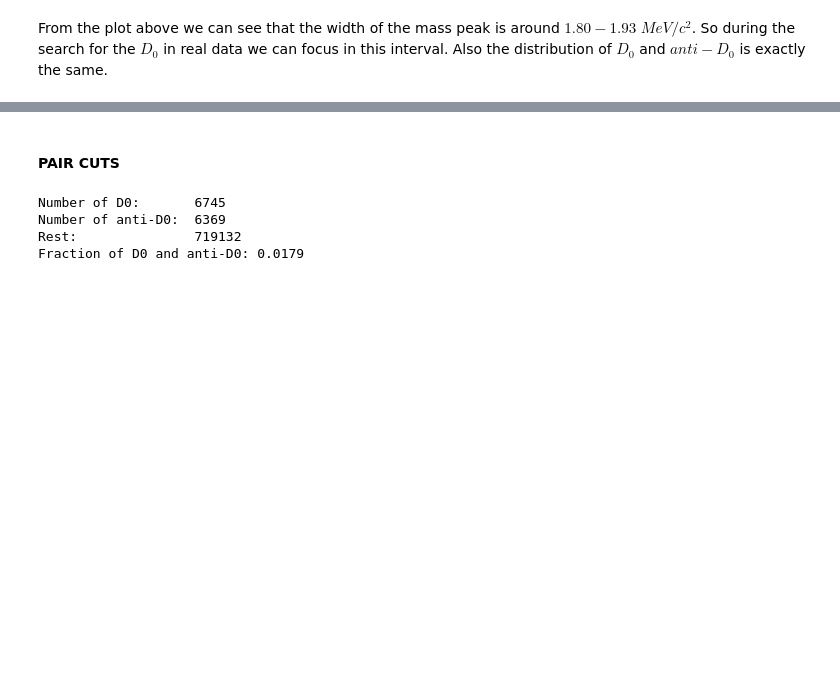
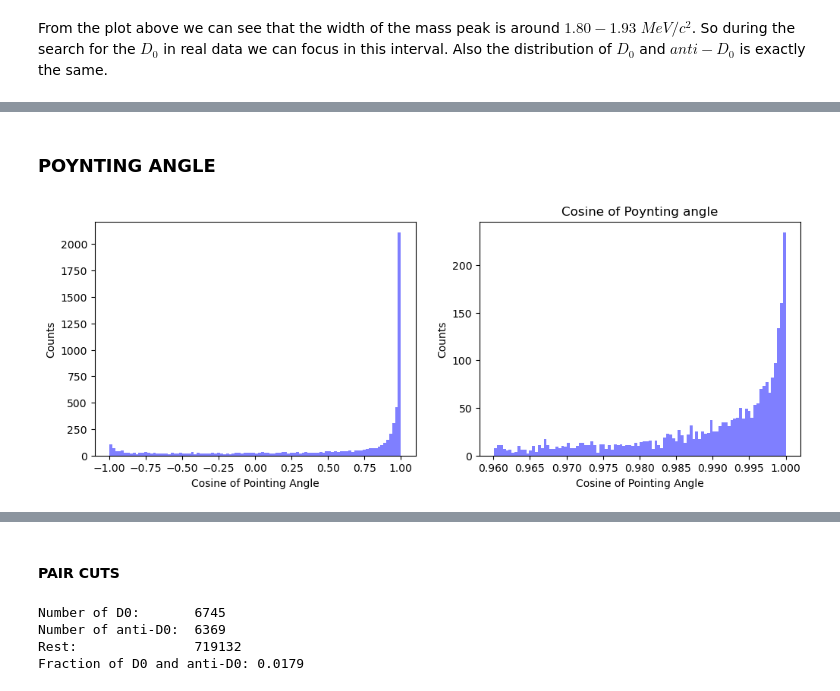
Before and after one commit to LeoPi314/LCPB_Project, a Jupyter notebook: MC_cut_analysis.ipynb, the cells around one changed output, grey strips where cells are left out. Saved outputs shown, nothing was run; the diff lists cells and outputs as text; code cells hidden in the pictures; blank space fills up the shorter version.

```diff
--- a/MC_cut_analysis.ipynb
+++ b/MC_cut_analysis.ipynb
@@ -257,0 +346,32 @@ Also the distribution of $D_0$ and $anti-D_0$ is exactly the same.
+# %% [markdown]
+### POYNTING ANGLE
+# %%
+N_BINS = 100
+
+# Layout con due colonne
+zones = [
+    ["total", "zoom"],
+]
+
+# Creazione della figura usando subplot_mosaic
+fig, axes = plt.subplot_mosaic(
+    zones,
+    figsize=(12, 4)
+)
+
+# --- Plot cosine of poynting angle ---
+data = final_results.loc[mask_true_d0, 'cos_pointing'].values
+axes["total"].hist( data, bins=N_BINS, color="blue", alpha=0.5, label=f"D^0")
+axes["total"].set_ylabel("Counts")
+axes["total"].set_xlabel("Cosine of Pointing Angle")
+
+# --- Zoom ---
+data = data[ data > 0.96 ]
+axes["zoom"].hist( data, bins=N_BINS, color="blue", alpha=0.5, label=f"D^0")
+axes["zoom"].set_ylabel("Counts")
+axes["zoom"].set_xlabel("Cosine of Pointing Angle")
+
+plt.title("Cosine of Poynting angle")
+plt.show()
+# %% [output]
+[figure, added]
```
Also changed, not shown: parts of 17 cells of this notebook.
